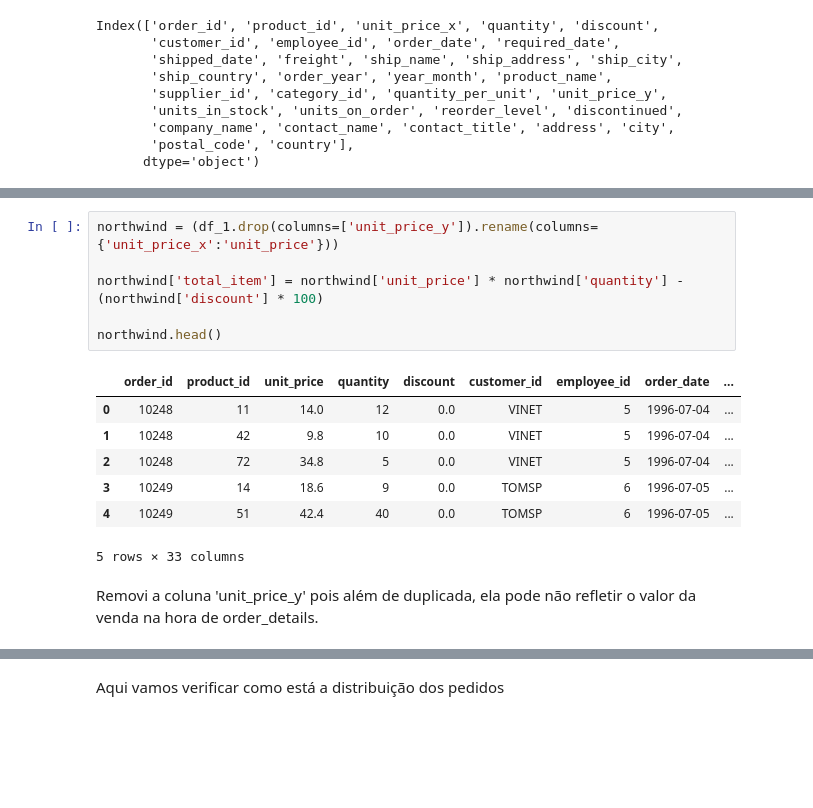
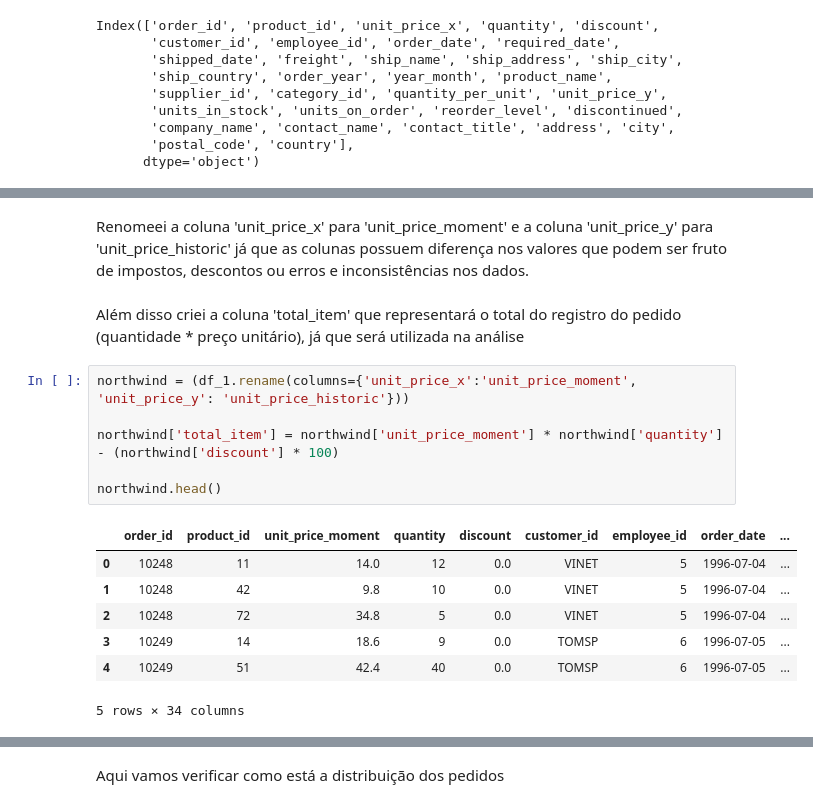
Before and after one commit to raulward/projeto-northwind, a Jupyter notebook: woorkbook.ipynb, the cells around one changed output, grey strips where cells are left out. Drawn from its saved outputs; the diff is of its cells as text; blank space fills up the shorter version.

```diff
--- a/woorkbook.ipynb
+++ b/woorkbook.ipynb
@@ -349,16 +367,18 @@ Index(['order_id', 'product_id', 'unit_price_x', 'quantity', 'discount',
+# %% [markdown]
+Renomeei a coluna 'unit_price_x' para 'unit_price_moment' e a coluna 'unit_price_y' para 'unit_price_historic' já que as colunas possuem diferença nos valores que podem ser fruto de impostos, descontos ou erros e inconsistências nos dados.
+# %% [markdown]
+Além disso criei a coluna 'total_item' que representará o total do registro do pedido (quantidade * preço unitário), já que será utilizada na análise
 # %%
-northwind = (df_1.drop(columns=['unit_price_y']).rename(columns={'unit_price_x':'unit_price'}))
+northwind = (df_1.rename(columns={'unit_price_x':'unit_price_moment', 'unit_price_y': 'unit_price_historic'}))
 
-northwind['total_item'] = northwind['unit_price'] * northwind['quantity'] - (northwind['discount'] * 100)
+northwind['total_item'] = northwind['unit_price_moment'] * northwind['quantity'] - (northwind['discount'] * 100)
 
 northwind.head()
 # %% [output]
-|  | order_id | product_id | unit_price | quantity | discount | customer_id | employee_id | order_date | ... |
+|  | order_id | product_id | unit_price_moment | quantity | discount | customer_id | employee_id | order_date | ... |
 | 0 | 10248 | 11 | 14.0 | 12 | 0.0 | VINET | 5 | 1996-07-04 | ... |
 | 1 | 10248 | 42 | 9.8 | 10 | 0.0 | VINET | 5 | 1996-07-04 | ... |
 | 2 | 10248 | 72 | 34.8 | 5 | 0.0 | VINET | 5 | 1996-07-04 | ... |
 | 3 | 10249 | 14 | 18.6 | 9 | 0.0 | TOMSP | 6 | 1996-07-05 | ... |
 | 4 | 10249 | 51 | 42.4 | 40 | 0.0 | TOMSP | 6 | 1996-07-05 | ... |
-5 rows × 33 columns
+5 rows × 34 columns
-# %% [markdown]
-Removi a coluna 'unit_price_y' pois além de duplicada, ela pode não refletir o valor da venda na hora de order_details.
```
Also changed, not shown: parts of 25 cells of this notebook, 1 other file.
